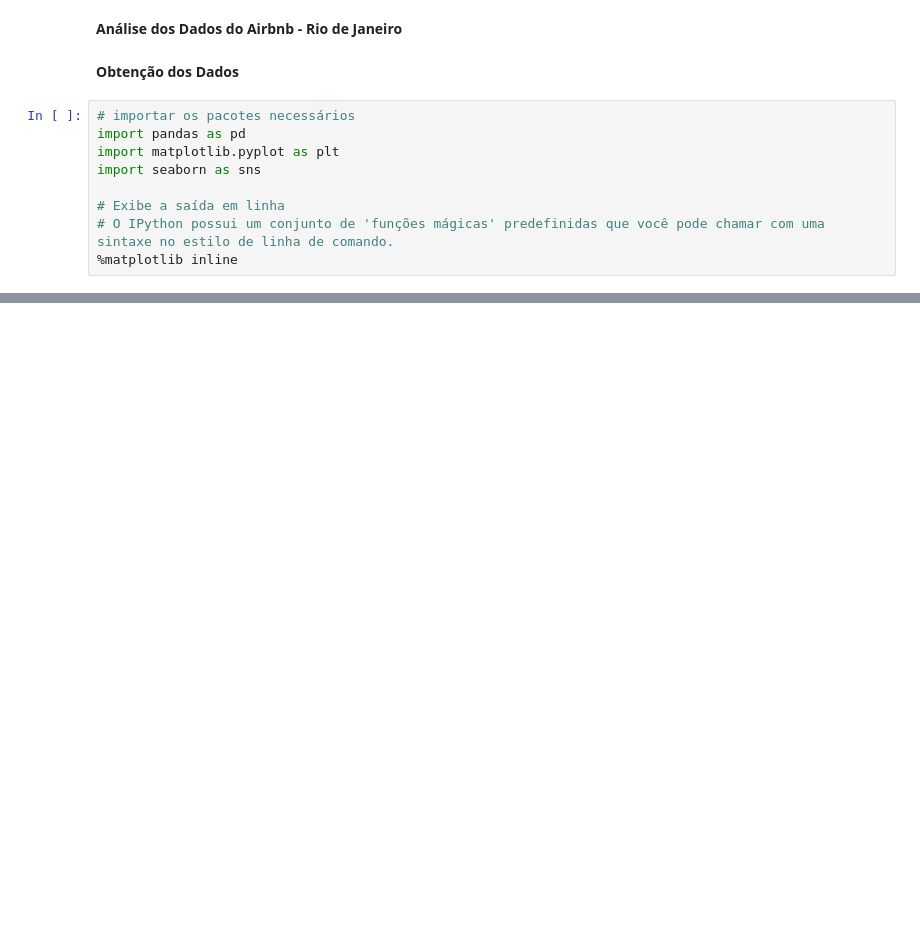
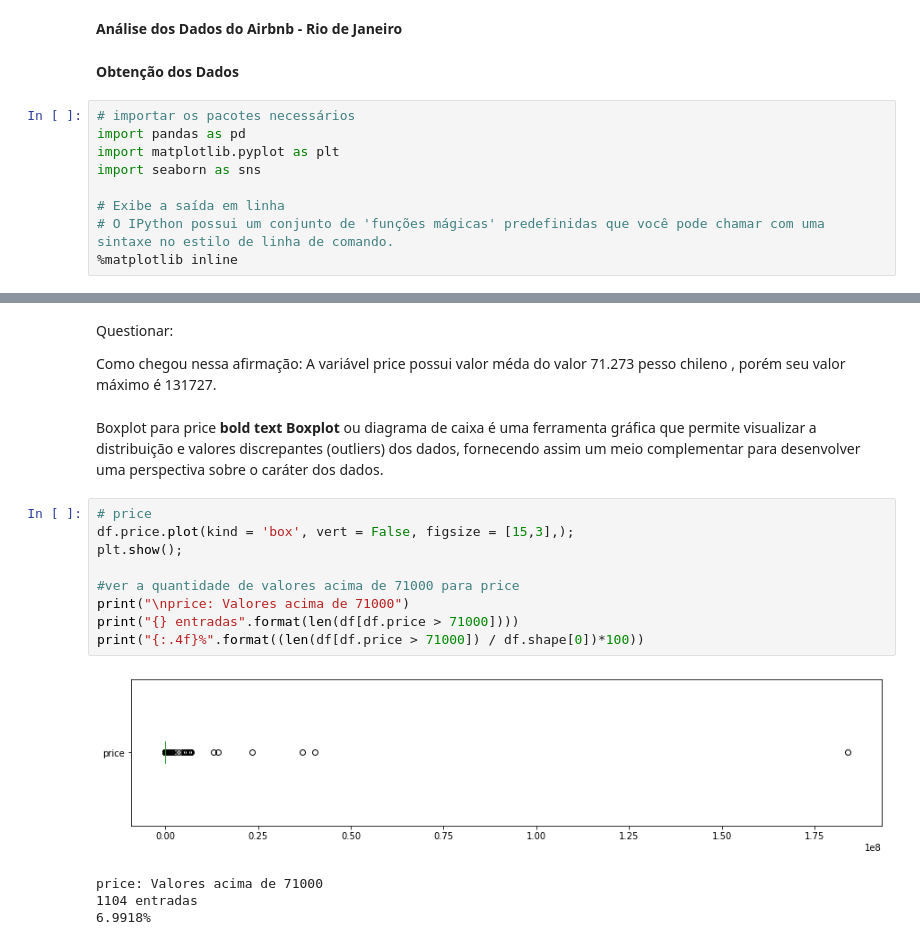
Before and after one commit to leonardodamata/aula_01, a Jupyter notebook: aula_01.ipynb, the cells around one changed output, grey strips where cells are left out. Saved outputs shown, nothing was run; the diff lists cells and outputs as text; blank space fills up the shorter version.

```diff
--- a/aula_01.ipynb
+++ b/aula_01.ipynb
@@ -20,0 +131,20 @@ ParserError: ignored
+# %% [markdown]
+Questionar:
+
+Como chegou nessa afirmação: A variável price possui valor méda  do valor 71.273 pesso chileno , porém seu valor máximo é 131727.
+# %% [markdown]
+Boxplot para price **bold text Boxplot** ou diagrama de caixa é uma ferramenta gráfica que permite visualizar a distribuição e valores discrepantes (outliers) dos dados, fornecendo assim um meio complementar para desenvolver uma perspectiva sobre o caráter dos dados.
+# %%
+# price
+df.price.plot(kind = 'box', vert = False, figsize = [15,3],);
+plt.show();
+
+#ver a quantidade de valores acima de 71000 para price
+print("\nprice: Valores acima de 71000")
+print("{} entradas".format(len(df[df.price > 71000])))
+print("{:.4f}%".format((len(df[df.price > 71000]) / df.shape[0])*100))
+# %% [output]
+[figure, added]
+price: Valores acima de 71000
+1104 entradas
+6.9918%
```
Also changed, not shown: parts of 27 cells of this notebook.
